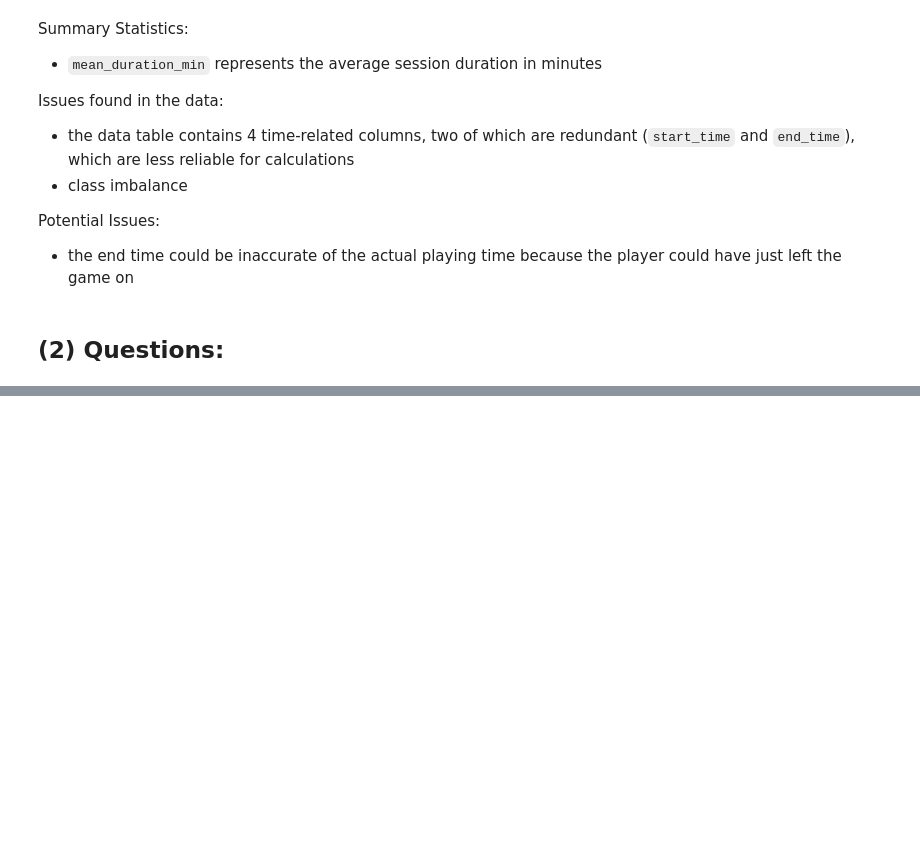
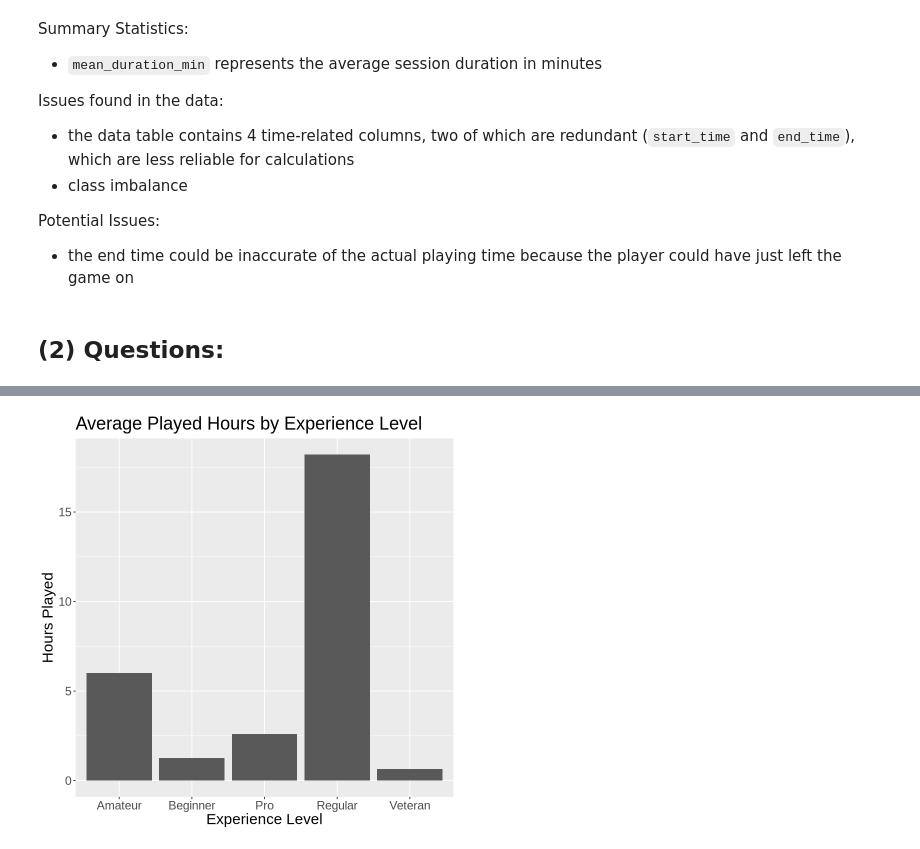
Before and after one commit to kristyluna2006/Project_Planning_Individual, a Jupyter notebook: Project Planning.ipynb, the cells around one changed output, grey strips where cells are left out. Drawn from its saved outputs; the diff is of its cells as text; code cells hidden in the pictures; blank space fills up the shorter version.

```diff
--- a/Project Planning.ipynb
+++ b/Project Planning.ipynb
@@ -150,0 +245,15 @@ Before performing classification to predict whether a player will subscribe, I m
+# %%
+experience_hours_summary <- players |>
+            group_by(experience) |>
+            summarise(mean_hours = mean(played_hours, na.rm = TRUE))
+experience_hours_plot <- experience_hours_summary |>
+                ggplot(aes(x = experience, y = mean_hours)) +
+                geom_bar(stat = "identity") +
+              labs(
+                title = "Average Played Hours by Experience Level",
+                x = "Experience Level",
+                y = "Hours Played") +
+            theme(text = element_text(size = 18))
+experience_hours_plot
+# %% [output]
+[figure, added]
```
Also changed, not shown: parts of 13 cells of this notebook.
